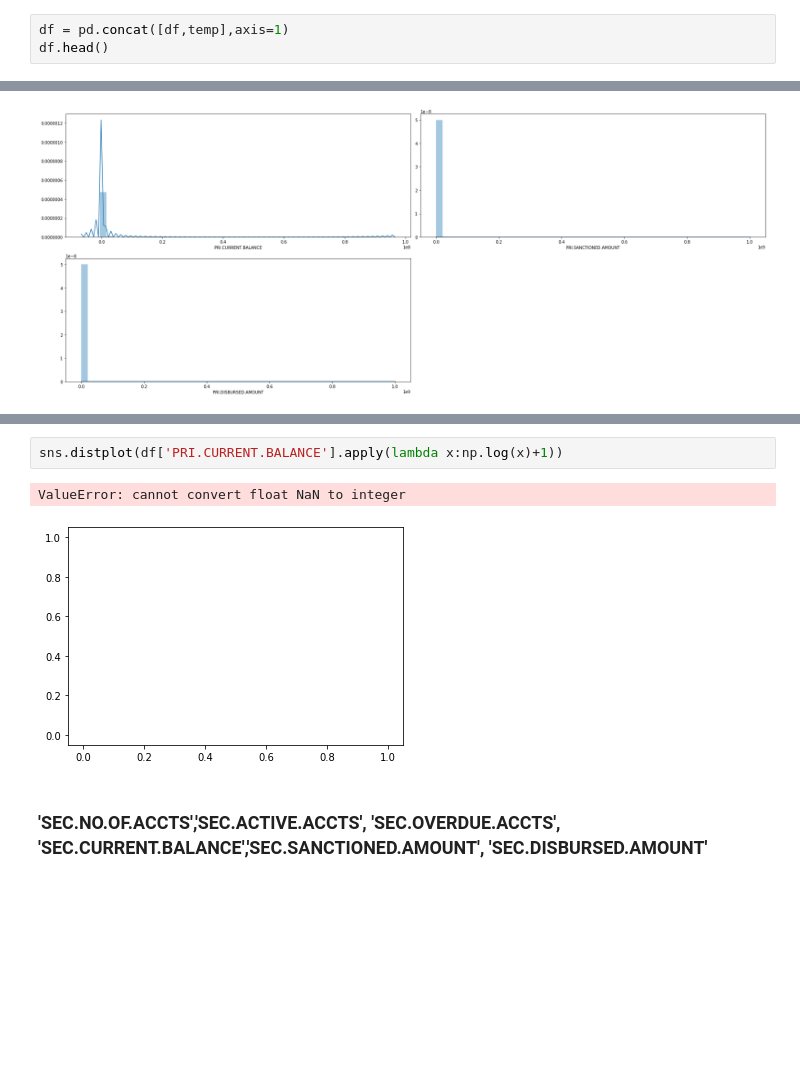
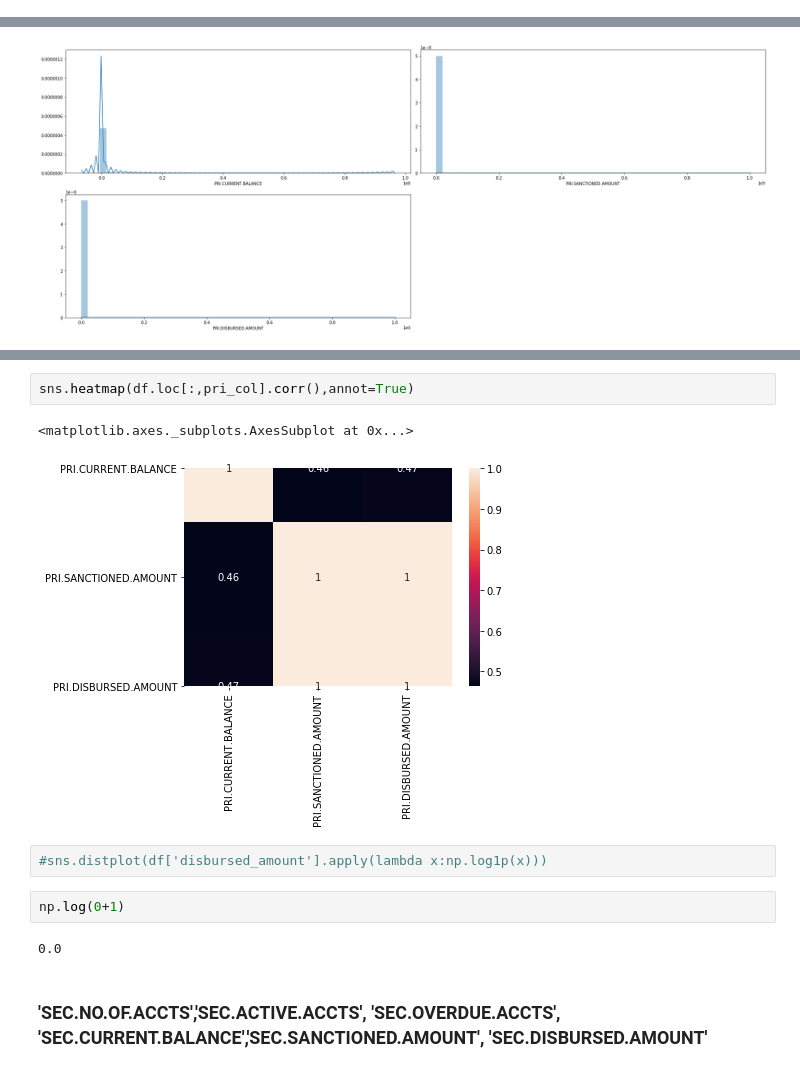
Before and after one commit to xavierigneous/Vehicle-Loan-Default-Prediction, a Jupyter notebook: Pravin Kumar/vehicle loan ver 2.ipynb, the cells around one changed output, grey strips where cells are left out. Saved outputs shown, nothing was run; the diff lists cells and outputs as text; blank space fills up the shorter version.

```diff
--- a/Pravin Kumar/vehicle loan ver 2.ipynb
+++ b/Pravin Kumar/vehicle loan ver 2.ipynb
@@ -380,3 +368,0 @@ print('Degree of freedom',deg_freedom)
-# %%
-df = pd.concat([df,temp],axis=1)
-df.head()
@@ -536,8 +670,14 @@ df['PRI.CURRENT.BALANCE'].isnull().sum()
+# %%
+sns.heatmap(df.loc[:,pri_col].corr(),annot=True)
+# %% [output]
+<matplotlib.axes._subplots.AxesSubplot at 0x...>
+[figure, added]
 # %%
-sns.distplot(df['PRI.CURRENT.BALANCE'].apply(lambda x:np.log(x)+1))
+#sns.distplot(df['disbursed_amount'].apply(lambda x:np.log1p(x)))
-# %% [output]
-ValueError: cannot convert float NaN to integer
-[figure, removed]
+# %%
+np.log(0+1)
+# %% [output]
+0.0
 # %% [markdown]
 ### 'SEC.NO.OF.ACCTS','SEC.ACTIVE.ACCTS', 'SEC.OVERDUE.ACCTS', 'SEC.CURRENT.BALANCE','SEC.SANCTIONED.AMOUNT', 'SEC.DISBURSED.AMOUNT'
 # %%
```
Also changed, not shown: parts of 68 cells of this notebook.
